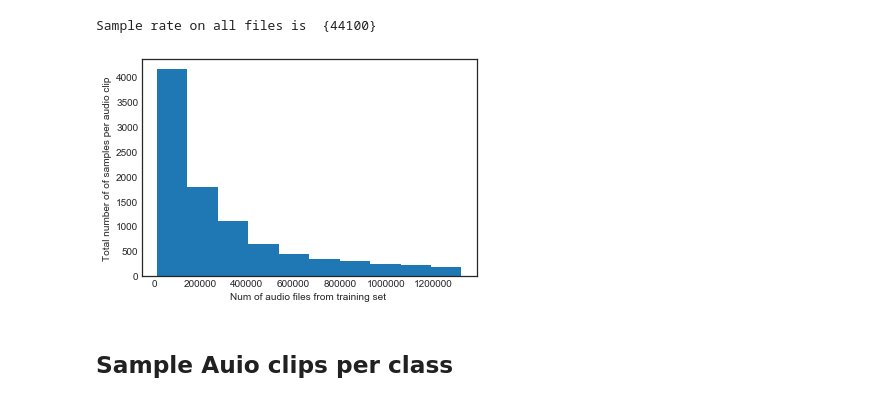
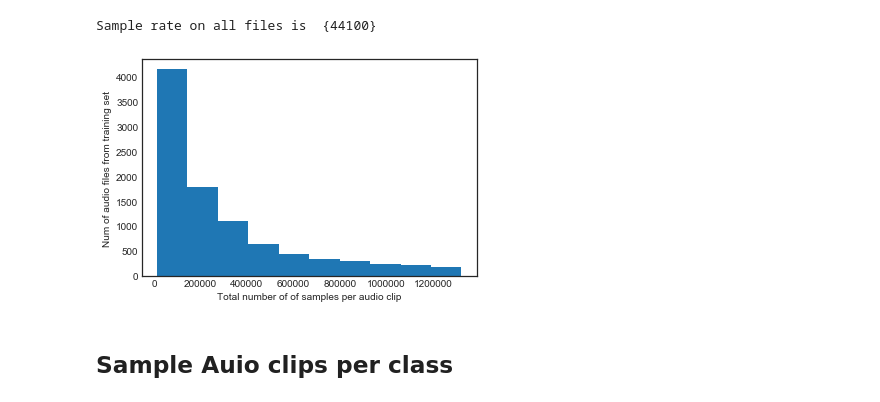
Before and after one commit to knatarasan/freesound, a Jupyter notebook: LearnSound.ipynb, the cells around one changed output. Saved outputs shown, nothing was run; the diff lists cells and outputs as text; code cells hidden in the pictures.

```diff
--- a/LearnSound.ipynb
+++ b/LearnSound.ipynb
@@ -246,8 +246,8 @@ seeSound(wavFile.tolist(),soundType.tolist(),verified.tolist())
 sample_rat=[]
 sample_len=[]
 
-for i,j in enumerate(trainFilesList['fname']):
-    sample_rate,samples=wavfile.read(home+'data/audio_train/'+j)
+for i in trainFilesList['fname']:
+    sample_rate,samples=wavfile.read(home+'data/audio_train/'+i)
     sample_rat.append(sample_rate)
     sample_len.append(len(samples))
 
@@ -255,14 +255,13 @@ print('Sample rate on all files is ',set(sample_rat))
 # %% [output]
 Sample rate on all files is  {44100}
 # %%
-
 plt.style.use('seaborn-white')
 plt.hist(np.array(sample_len))
-plt.ylabel('Total number of of samples per audio clip ')
-plt.xlabel('Num of audio files from training set ')
+plt.ylabel('Num of audio files from training set ')
+plt.xlabel('Total number of of samples per audio clip')
 plt.show()
 # %% [output]
-[figure, old version]
+[figure, new version]
 # %% [markdown]
 ## Sample Auio clips per class
 # %%
```
Also changed, not shown: parts of 81 cells of this notebook, 3 other files.
